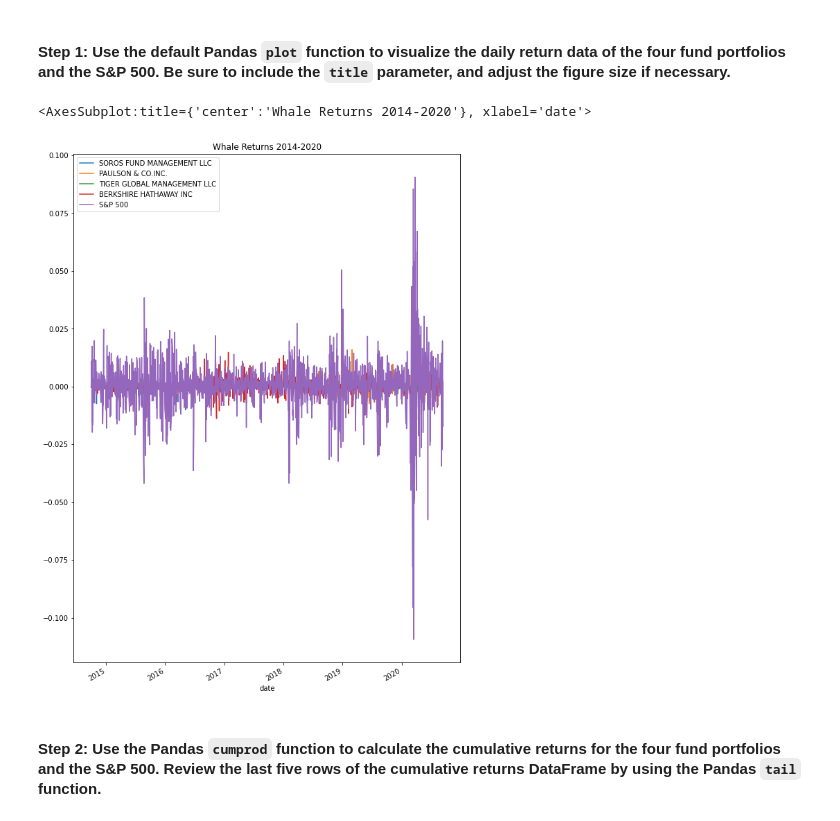
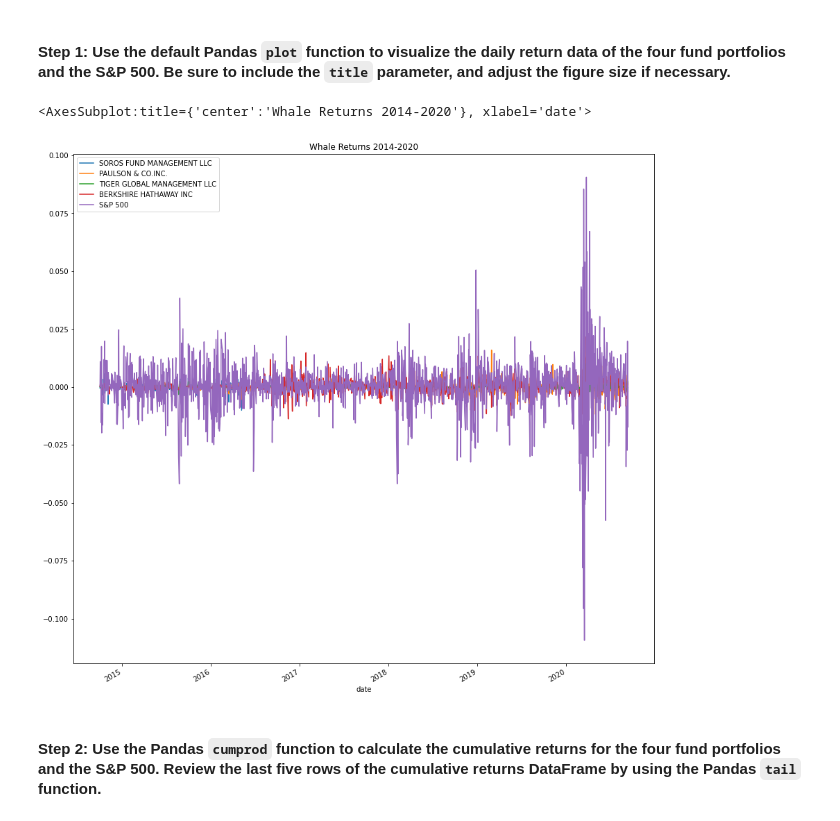
Before and after one commit to horhay57/Challenge_4_GitHub_Upload, a Jupyter notebook: risk_return_analysis.ipynb, the cells around one changed output. Saved outputs shown, nothing was run; the diff lists cells and outputs as text; code cells hidden in the pictures.

```diff
--- a/risk_return_analysis.ipynb
+++ b/risk_return_analysis.ipynb
@@ -155,10 +157,10 @@ Analyze the data to determine if any of the portfolios outperform the broader st
 # %%
 # Plot the daily return data of the 4 funds and the S&P 500
 # Inclue a title parameter and adjust the figure size
-whales_daily_return.plot(figsize = (10,15), title = "Whale Returns 2014-2020")
+whales_daily_return.plot(figsize = (15,15), title = "Whale Returns 2014-2020")
 # %% [output]
 <AxesSubplot:title={'center':'Whale Returns 2014-2020'}, xlabel='date'>
-[figure, old version]
+[figure, new version]
 # %% [markdown]
 #### Step 2: Use the Pandas `cumprod` function to calculate the cumulative returns for the four fund portfolios and the S&P 500. Review the last five rows of the cumulative returns DataFrame by using the Pandas `tail` function.
 # %%
```
Also changed, not shown: parts of 25 cells of this notebook.
